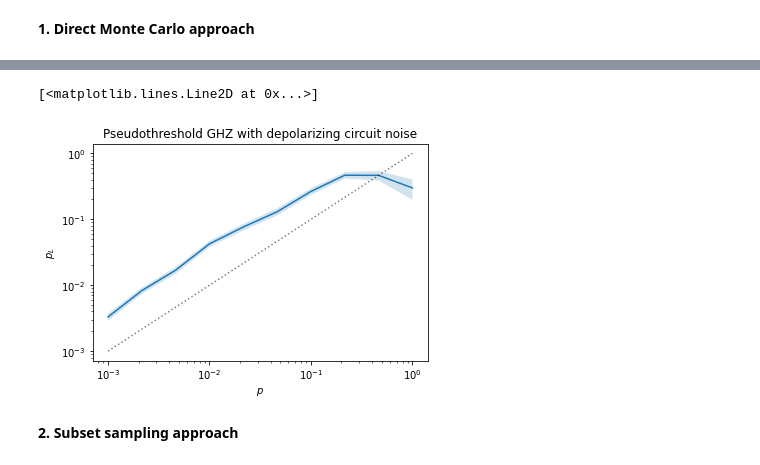
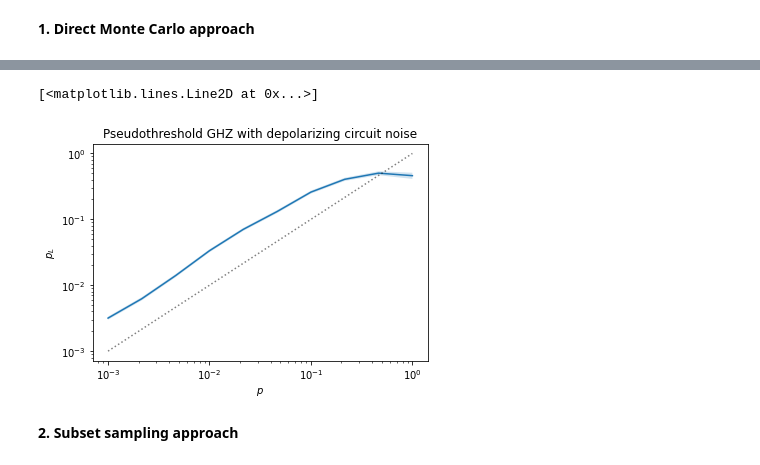
Before and after one commit to dpwinter/PECOS_WS_solutions, a Jupyter notebook: subset_sampling.ipynb, the cells around one changed output, grey strips where cells are left out. Cells and saved outputs as stored; diff of their text form; code cells hidden in the pictures.

```diff
--- a/subset_sampling.ipynb
+++ b/subset_sampling.ipynb
@@ -21,10 +21,6 @@ ghz.append('measure Z', {4})
 circ_runner = pc.circuit_runners.Standard(seed=np.random.randint(1e9))
 depolar_gen = pc.error_gens.DepolarGen(model_level='circuit')
 
-p_phy = np.logspace(-3, 0, 10) # evenly spaced samples in log space
-n_samples = 20
-sample_range = np.int_(n_samples / p_phy) # take more samples for lower p_phy
-
 def MC(p, n_samples):
     logical_errs = 0
     for _ in range(n_samples):
@@ -34,12 +30,19 @@ def MC(p, n_samples):
             logical_errs += 1
     return logical_errs
 
-p_L= np.empty_like(p_phy)
-for i, p in enumerate(p_phy):
-    n_fails = MC(p, sample_range[i])
-    p_L[i] = n_fails / sample_range[i]
+def MC_gen_p_L(p_phy, sample_range):
+    p_L= np.empty_like(p_phy)
+    for i, p in enumerate(p_phy):
+        n_fails = MC(p, sample_range[i])
+        p_L[i] = n_fails / sample_range[i]
+    p_L_err = np.sqrt(p_L*(1-p_L)/sample_range)
+    return p_L, p_L_err
 
-p_L_err = np.sqrt(p_L*(1-p_L)/sample_range)
+p_phy = np.logspace(-3, 0, 10) # evenly spaced samples in log space
+n_samples = 100
+sample_range = np.int_(n_samples / p_phy) # take more samples for lower p_phy
+p_L, p_L_err = MC_gen_p_L(p_phy, sample_range)
+
 plt.xscale('log')
 plt.yscale('log')
 plt.xlabel(r'$p$')
@@ -54,5 +57,5 @@ Wall time: 4.78 s
 [<matplotlib.lines.Line2D at 0x...>]
-[figure, old version]
+[figure, new version]
 # %% [markdown]
 **2. Subset sampling approach**
 # %%
```
Also changed, not shown: parts of 8 cells of this notebook.
